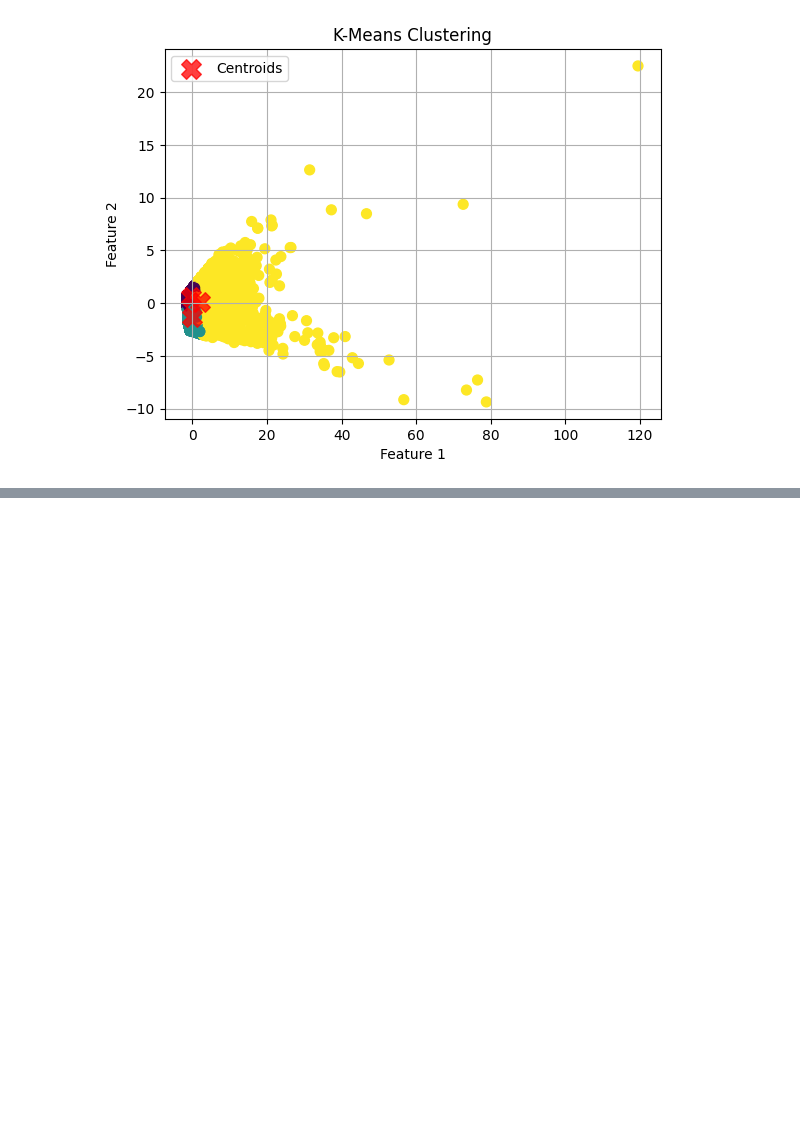
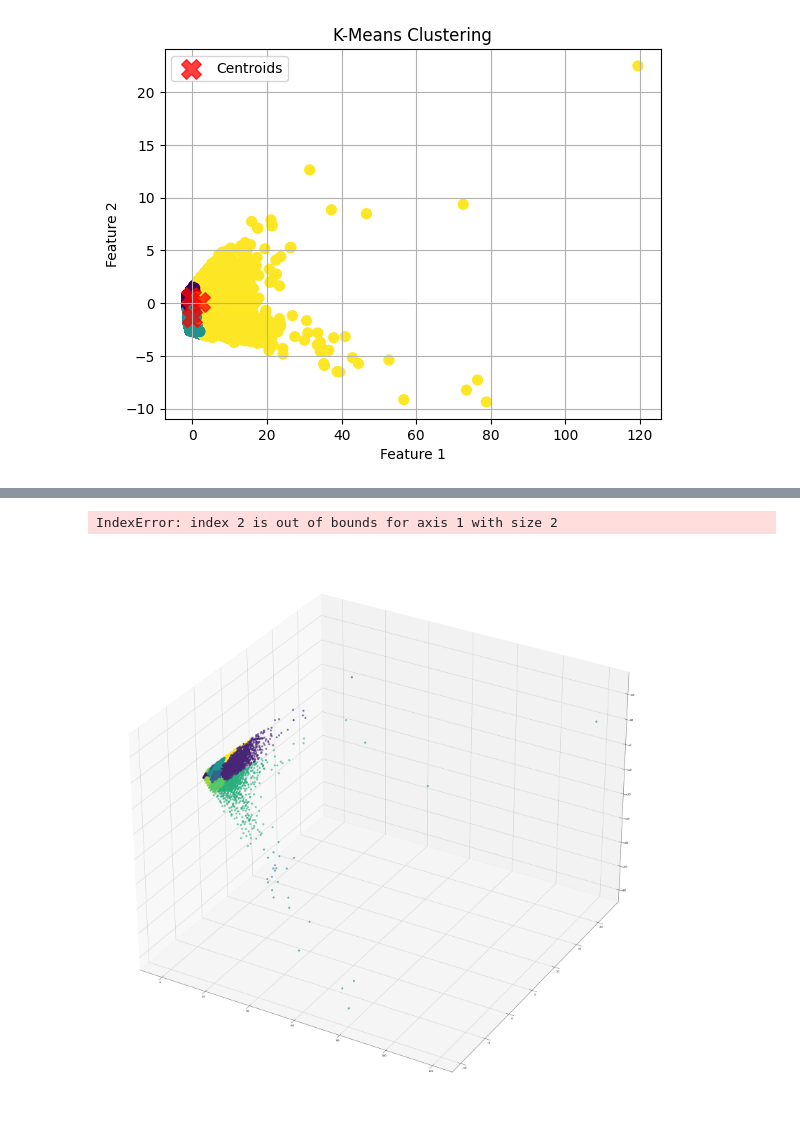
Before and after one commit to ZackRoland/UK_Car_Accident_Severity_Predictor, a Jupyter notebook: final_model.ipynb, the cells around one changed output, grey strips where cells are left out. Saved outputs shown, nothing was run; the diff lists cells and outputs as text; code cells hidden in the pictures; blank space fills up the shorter version.

```diff
--- a/final_model.ipynb
+++ b/final_model.ipynb
@@ -227,0 +259,29 @@ plt.legend(); plt.grid(True); plt.show()
+# %%
+kmeans3 = sk.cluster.KMeans(n_clusters=20, random_state=0, n_init="auto").fit(df_pca3)
+
+y3 = kmeans3.predict(df_pca3)
+centroids3 = kmeans3.cluster_centers_
+labels3 = kmeans3.labels_
+print(centroids3)
+# %%
+np_pca3 = df_pca3.to_numpy()
+
+fig = plt.figure(figsize=(50, 40))
+ax = fig.add_subplot(111, projection='3d')
+
+# Plot data points, colored by cluster
+ax.scatter(np_pca3[:, 0], np_pca3[:, 1], np_pca3[:, 2], c=labels3, cmap='viridis', s=50, alpha=0.6)
+
+# Plot centroids
+ax.scatter(centroids3[:, 0], centroids3[:, 1], centroids3[:, 2],
+           marker='x', s=600, linewidths=3, color='red', label='Centroids')
+
+ax.set_xlabel('Feature 1')
+ax.set_ylabel('Feature 2')
+ax.set_zlabel('Feature 3')
+ax.set_title('K-Means Clustering in 3D')
+ax.legend()
+plt.show()
+# %% [output]
+IndexError: index 2 is out of bounds for axis 1 with size 2
+[figure, added]
```
Also changed, not shown: parts of 8 cells of this notebook.
